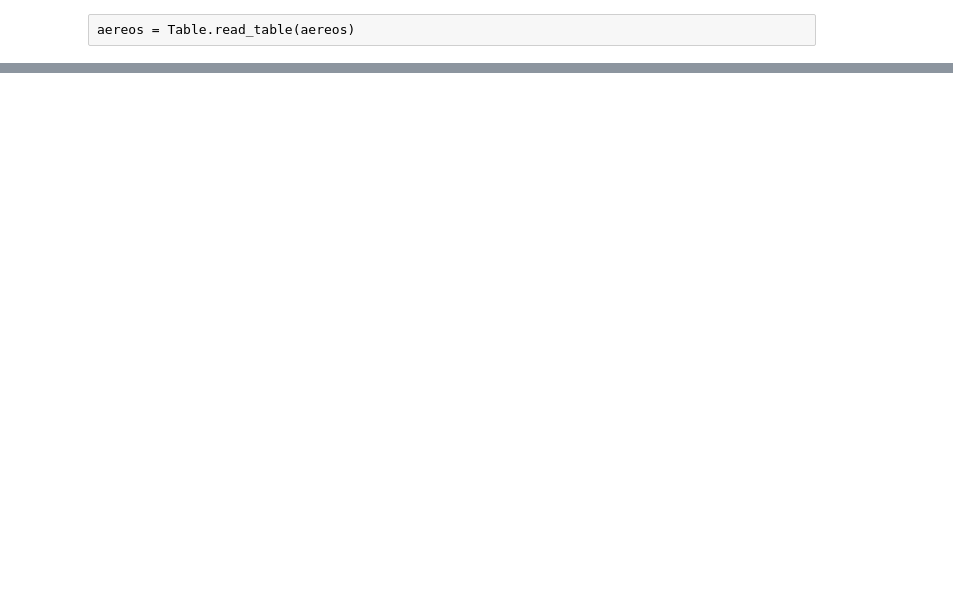
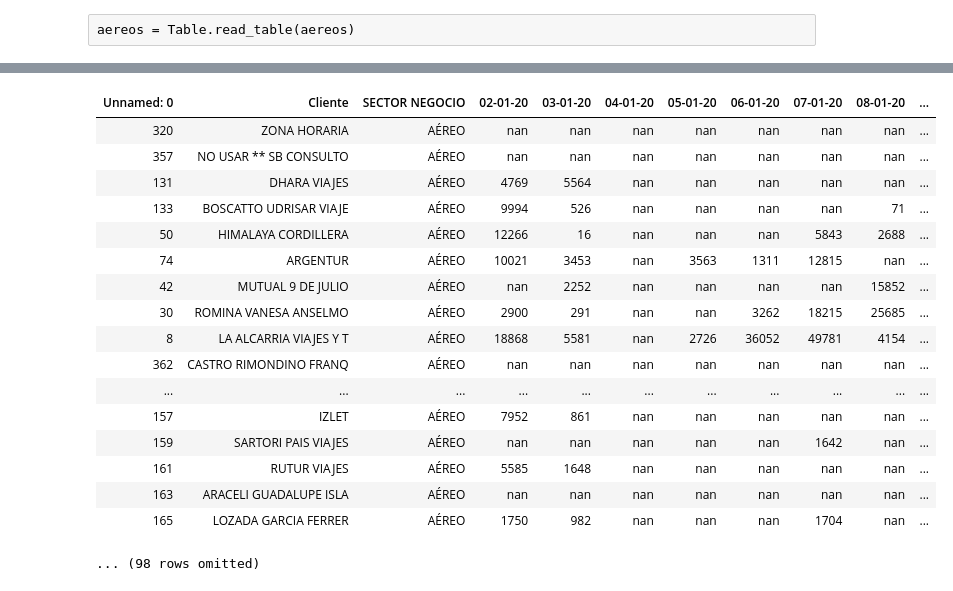
Before and after one commit to MarcoCenturion/Bash_data_analytics, a Jupyter notebook: Ventas Delfos por vertical.ipynb, the cells around one changed output, grey strips where cells are left out. Cells and saved outputs as stored; diff of their text form; code cells hidden in the pictures; blank space fills up the shorter version.

```diff
--- a/Ventas Delfos por vertical.ipynb
+++ b/Ventas Delfos por vertical.ipynb
@@ -208,0 +299,21 @@ AttributeError: 'Table' object has no attribute 'fillna'
+# %%
+tablaclientes.where('SECTOR NEGOCIO','AÉREO').sort('01-01-21', descending=False).show(100)
+# %% [output]
+| Unnamed: 0 | Cliente | SECTOR NEGOCIO | 02-01-20 | 03-01-20 | 04-01-20 | 05-01-20 | 06-01-20 | 07-01-20 | 08-01-20 | ... |
+| 320 | ZONA HORARIA | AÉREO | nan | nan | nan | nan | nan | nan | nan | ... |
+| 357 | NO USAR ** SB CONSULTO | AÉREO | nan | nan | nan | nan | nan | nan | nan | ... |
+| 131 | DHARA VIAJES | AÉREO | 4769 | 5564 | nan | nan | nan | nan | nan | ... |
+| 133 | BOSCATTO UDRISAR VIAJE | AÉREO | 9994 | 526 | nan | nan | nan | nan | 71 | ... |
+| 50 | HIMALAYA CORDILLERA | AÉREO | 12266 | 16 | nan | nan | nan | 5843 | 2688 | ... |
+| 74 | ARGENTUR | AÉREO | 10021 | 3453 | nan | 3563 | 1311 | 12815 | nan | ... |
+| 42 | MUTUAL 9 DE JULIO | AÉREO | nan | 2252 | nan | nan | nan | nan | 15852 | ... |
+| 30 | ROMINA VANESA ANSELMO | AÉREO | 2900 | 291 | nan | nan | 3262 | 18215 | 25685 | ... |
+| 8 | LA ALCARRIA VIAJES Y T | AÉREO | 18868 | 5581 | nan | 2726 | 36052 | 49781 | 4154 | ... |
+| 362 | CASTRO RIMONDINO FRANQ | AÉREO | nan | nan | nan | nan | nan | nan | nan | ... |
+| ... | ... | ... | ... | ... | ... | ... | ... | ... | ... | ... |
+| 157 | IZLET | AÉREO | 7952 | 861 | nan | nan | nan | nan | nan | ... |
+| 159 | SARTORI PAIS VIAJES | AÉREO | nan | nan | nan | nan | nan | 1642 | nan | ... |
+| 161 | RUTUR VIAJES | AÉREO | 5585 | 1648 | nan | nan | nan | nan | nan | ... |
+| 163 | ARACELI GUADALUPE ISLA | AÉREO | nan | nan | nan | nan | nan | nan | nan | ... |
+| 165 | LOZADA GARCIA FERRER | AÉREO | 1750 | 982 | nan | nan | nan | 1704 | nan | ... |
+... (98 rows omitted)
```
Also changed, not shown: parts of 17 cells of this notebook.
